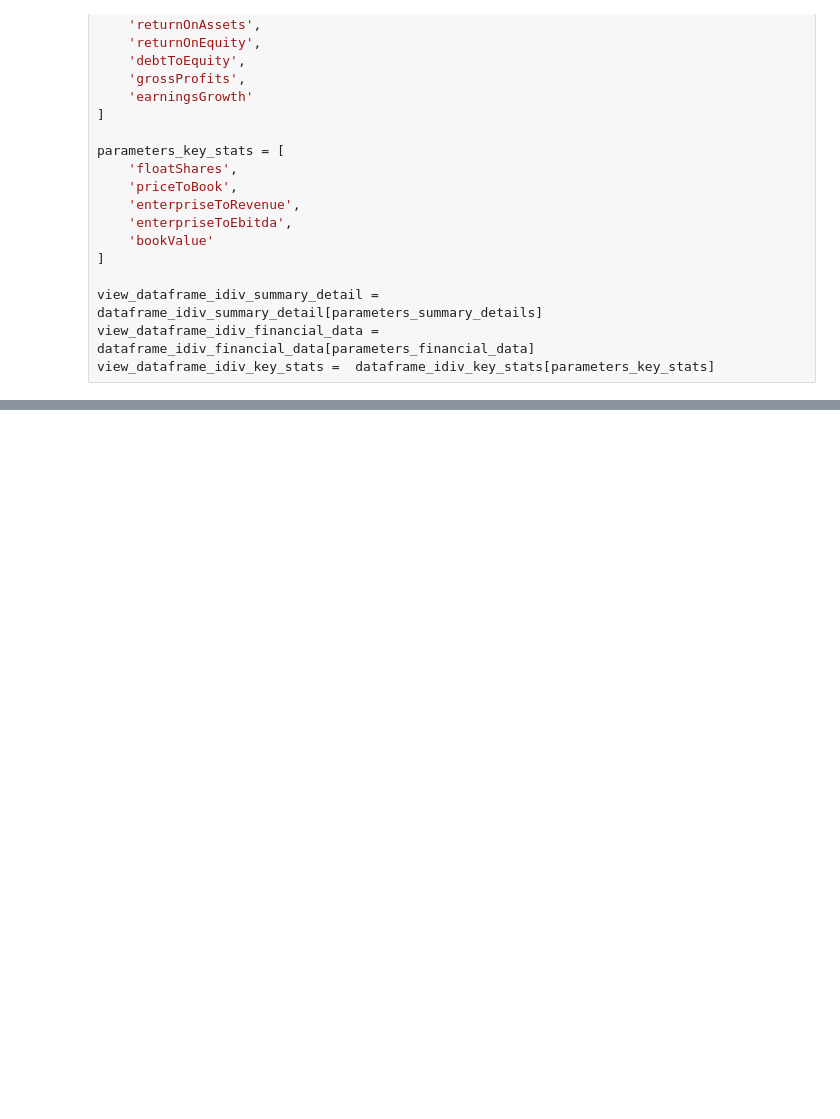
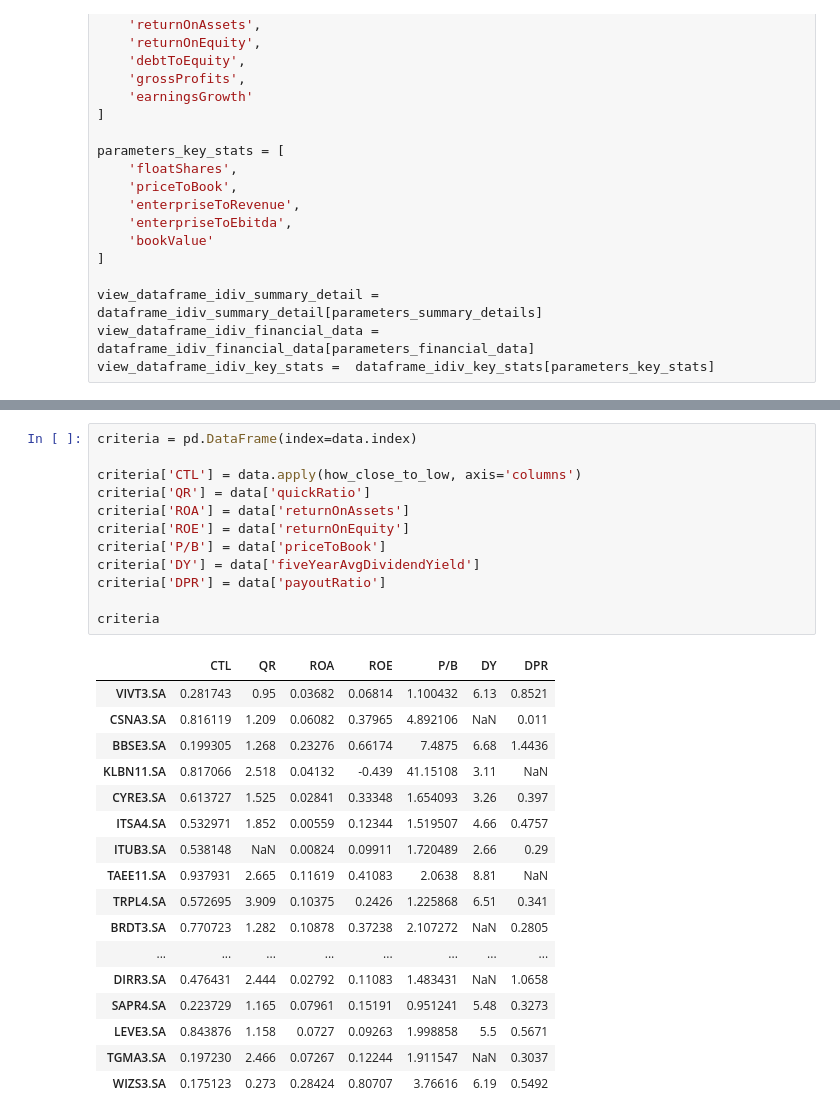
Before and after one commit to luizalbertocviana/python-financas, a Jupyter notebook: dividendos.ipynb, the cells around one changed output, grey strips where cells are left out. Saved outputs shown, nothing was run; the diff lists cells and outputs as text; blank space fills up the shorter version.

```diff
--- a/dividendos.ipynb
+++ b/dividendos.ipynb
@@ -122,0 +114,30 @@ pd.concat([view_dataframe_idiv_financial_data,
+# %%
+criteria = pd.DataFrame(index=data.index)
+
+criteria['CTL'] = data.apply(how_close_to_low, axis='columns')
+criteria['QR'] = data['quickRatio']
+criteria['ROA'] = data['returnOnAssets']
+criteria['ROE'] = data['returnOnEquity']
+criteria['P/B'] = data['priceToBook']
+criteria['DY'] = data['fiveYearAvgDividendYield']
+criteria['DPR'] = data['payoutRatio']
+
+criteria
+# %% [output]
+|  | CTL | QR | ROA | ROE | P/B | DY | DPR |
+| VIVT3.SA | 0.281743 | 0.95 | 0.03682 | 0.06814 | 1.100432 | 6.13 | 0.8521 |
+| CSNA3.SA | 0.816119 | 1.209 | 0.06082 | 0.37965 | 4.892106 | NaN | 0.011 |
+| BBSE3.SA | 0.199305 | 1.268 | 0.23276 | 0.66174 | 7.4875 | 6.68 | 1.4436 |
+| KLBN11.SA | 0.817066 | 2.518 | 0.04132 | -0.439 | 41.15108 | 3.11 | NaN |
+| CYRE3.SA | 0.613727 | 1.525 | 0.02841 | 0.33348 | 1.654093 | 3.26 | 0.397 |
+| ITSA4.SA | 0.532971 | 1.852 | 0.00559 | 0.12344 | 1.519507 | 4.66 | 0.4757 |
+| ITUB3.SA | 0.538148 | NaN | 0.00824 | 0.09911 | 1.720489 | 2.66 | 0.29 |
+| TAEE11.SA | 0.937931 | 2.665 | 0.11619 | 0.41083 | 2.0638 | 8.81 | NaN |
+| TRPL4.SA | 0.572695 | 3.909 | 0.10375 | 0.2426 | 1.225868 | 6.51 | 0.341 |
+| BRDT3.SA | 0.770723 | 1.282 | 0.10878 | 0.37238 | 2.107272 | NaN | 0.2805 |
+| ... | ... | ... | ... | ... | ... | ... | ... |
+| DIRR3.SA | 0.476431 | 2.444 | 0.02792 | 0.11083 | 1.483431 | NaN | 1.0658 |
+| SAPR4.SA | 0.223729 | 1.165 | 0.07961 | 0.15191 | 0.951241 | 5.48 | 0.3273 |
+| LEVE3.SA | 0.843876 | 1.158 | 0.0727 | 0.09263 | 1.998858 | 5.5 | 0.5671 |
+| TGMA3.SA | 0.197230 | 2.466 | 0.07267 | 0.12244 | 1.911547 | NaN | 0.3037 |
+| WIZS3.SA | 0.175123 | 0.273 | 0.28424 | 0.80707 | 3.76616 | 6.19 | 0.5492 |
```
Also changed, not shown: parts of 4 cells of this notebook.
